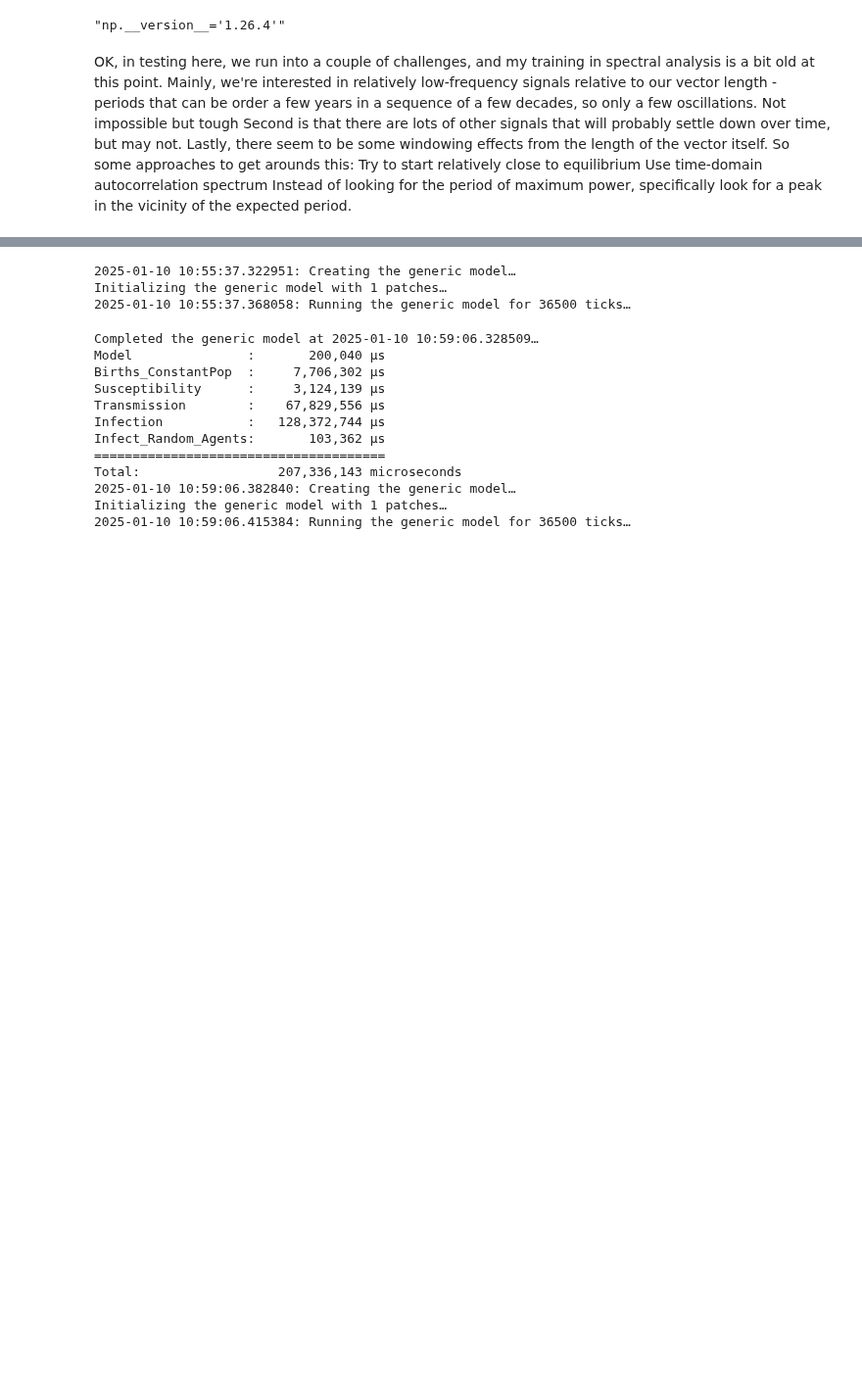
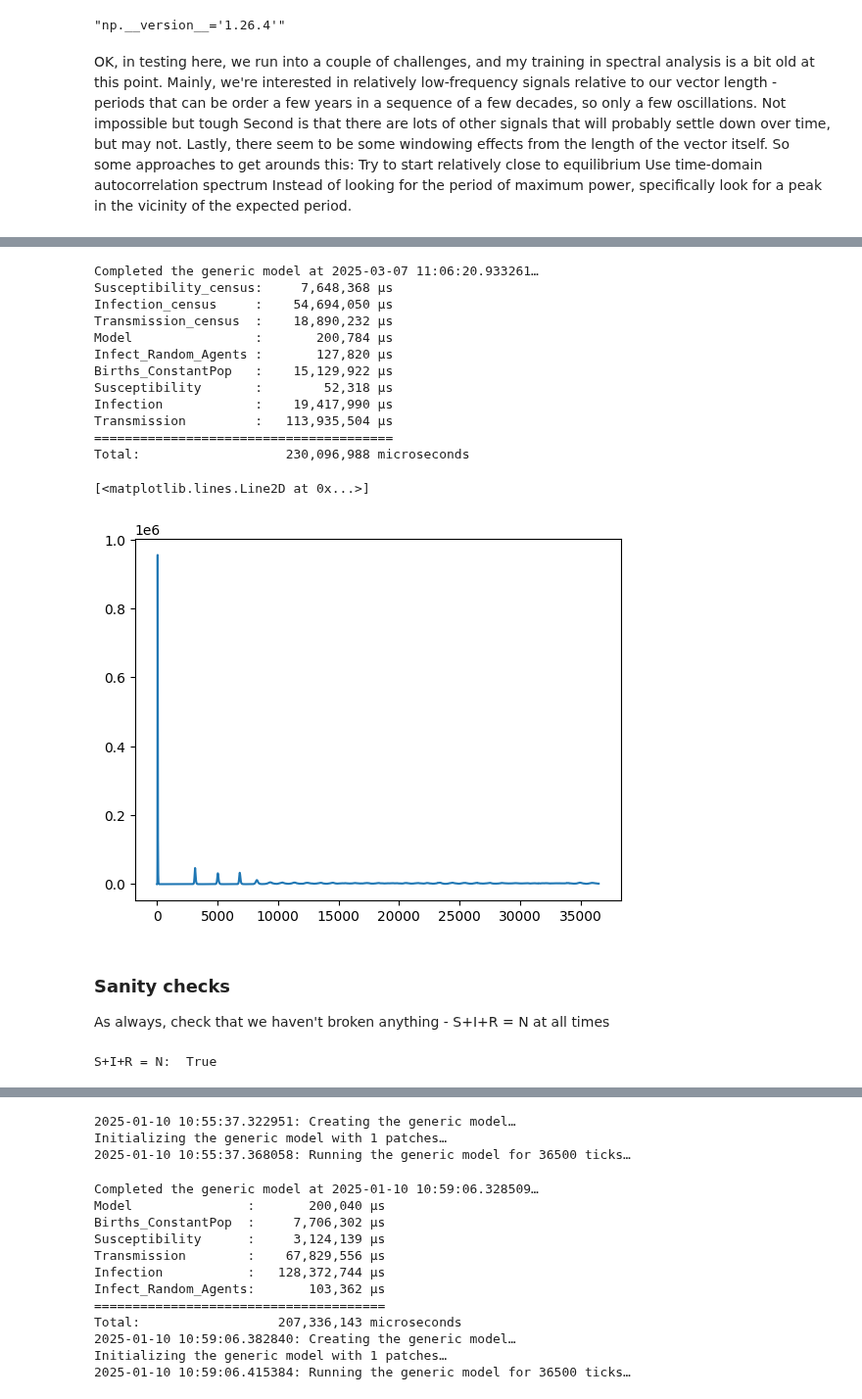
Before and after one commit to InstituteforDiseaseModeling/laser-generic, a Jupyter notebook: notebooks/06_SIR_wbirths_natural_periodicity.ipynb, the cells around one changed output, grey strips where cells are left out. Shown at 98% size. Drawn from its saved outputs; the diff is of its cells as text; code cells hidden in the pictures; blank space fills up the shorter version.

```diff
--- a/notebooks/06_SIR_wbirths_natural_periodicity.ipynb
+++ b/notebooks/06_SIR_wbirths_natural_periodicity.ipynb
@@ -40,3 +80,17 @@ scenario = pd.DataFrame(data=[["homenode", 2e6]], columns=["name", "population"]
 parameters = PropertySet(
     {"seed": 4, "nticks": 36500, "verbose": True, "beta": 0.4, "inf_mean": 12, "cbr": 45, "importation_period": 180, "importation_count": 3}
 )
+# %%
+model = Model(scenario, parameters)
+model.components = [
+    Infect_Random_Agents,
+    Births_ConstantPop,
+    Susceptibility,
+    Infection,
+    Transmission,
+]
+
+seed_infections_randomly(model, ninfections=1)
+model.run()
+plt.plot(model.patches.cases)
+# %% [output]
@@ -42,0 +100,28 @@ parameters = PropertySet(
+Completed the generic model at 2025-03-07 11:06:20.933261…
+Susceptibility_census:     7,648,368 µs
+Infection_census     :    54,694,050 µs
+Transmission_census  :    18,890,232 µs
+Model                :       200,784 µs
+Infect_Random_Agents :       127,820 µs
+Births_ConstantPop   :    15,129,922 µs
+Susceptibility       :        52,318 µs
+Infection            :    19,417,990 µs
+Transmission         :   113,935,504 µs
+=======================================
+Total:                   230,096,988 microseconds
+[<matplotlib.lines.Line2D at 0x...>]
+[figure, added]
+# %% [markdown]
+### Sanity checks
+As always, check that we haven't broken anything - S+I+R = N at all times
+# %%
+cases = np.squeeze(model.patches.cases)
+susc = np.squeeze(model.patches.susceptibility)
+rec = np.squeeze(model.patches.recovered)
+inc = np.squeeze(model.patches.incidence)
+births = np.squeeze(model.patches.births)
+pops = np.squeeze(model.patches.populations)[:-1]
+
+print("S+I+R = N:  " + str(np.isclose(cases + susc + rec, pops).all()))
+# %% [output]
+S+I+R = N:  True
```
Also changed, not shown: parts of 7 cells of this notebook, 3 other files.
